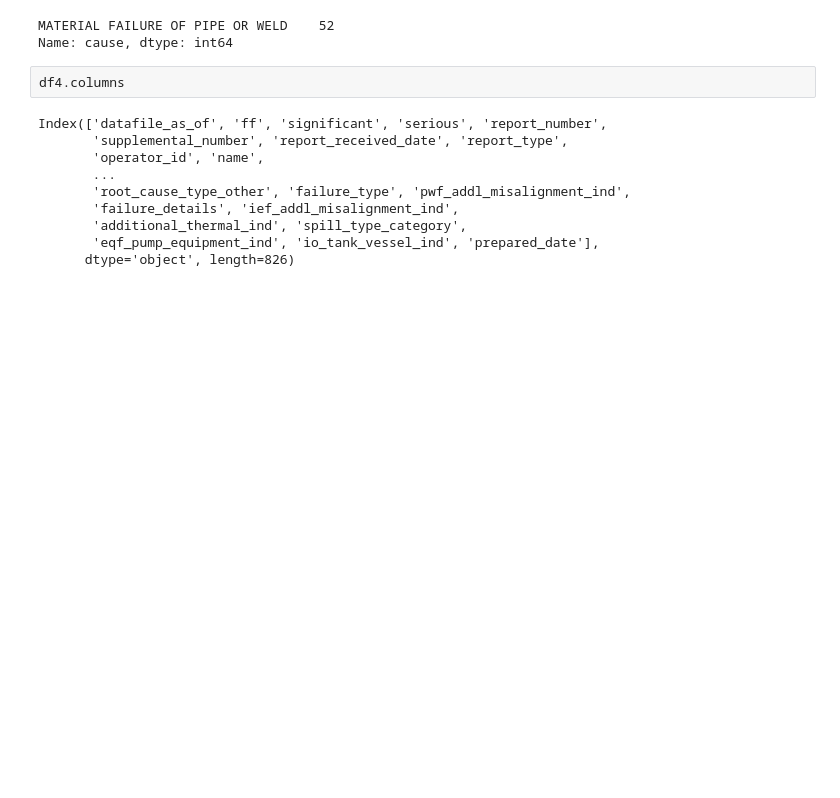
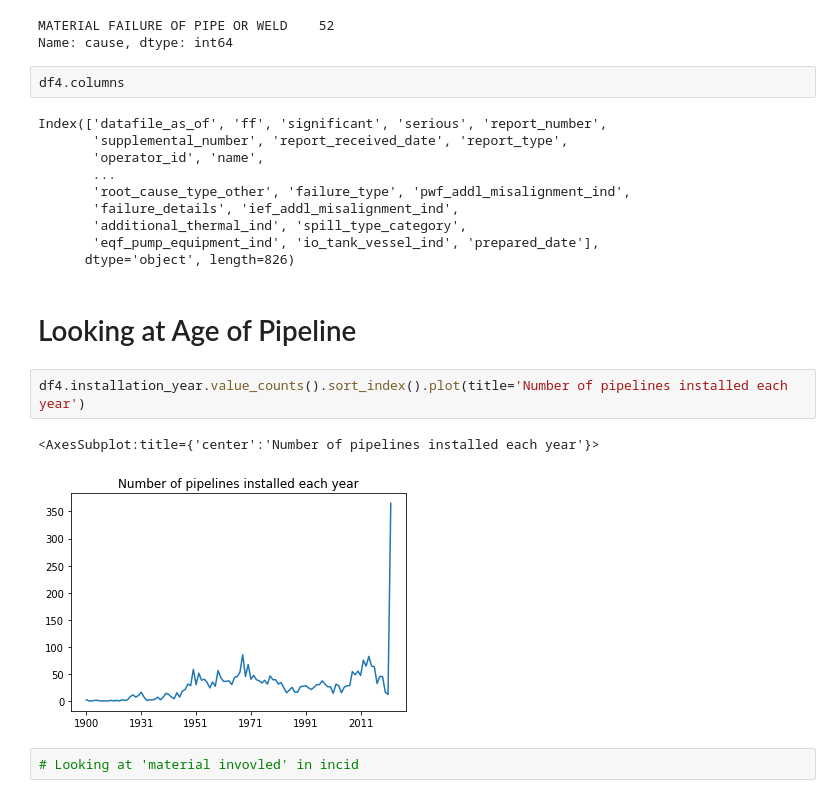
Before and after one commit to jessieblaeser/Pipeline-Incident-Map, a Jupyter notebook: analysis/Cost of Incidents.ipynb, the cells around one changed output. Saved outputs shown, nothing was run; the diff lists cells and outputs as text; blank space fills up the shorter version.

Commit message:
Update pipelines

```diff
--- a/analysis/Cost of Incidents.ipynb
+++ b/analysis/Cost of Incidents.ipynb
@@ -341,3 +341,12 @@ Index(['datafile_as_of', 'ff', 'significant', 'serious', 'report_number',
        'additional_thermal_ind', 'spill_type_category',
        'eqf_pump_equipment_ind', 'io_tank_vessel_ind', 'prepared_date'],
       dtype='object', length=826)
+# %% [markdown]
+# Looking at Age of Pipeline
+# %%
+df4.installation_year.value_counts().sort_index().plot(title='Number of pipelines installed each year')
+# %% [output]
+<AxesSubplot:title={'center':'Number of pipelines installed each year'}>
+[figure, added]
+# %%
+# Looking at 'material invovled' in incid
```
Also changed, not shown: parts of 3 cells of this notebook, 7 other files.
